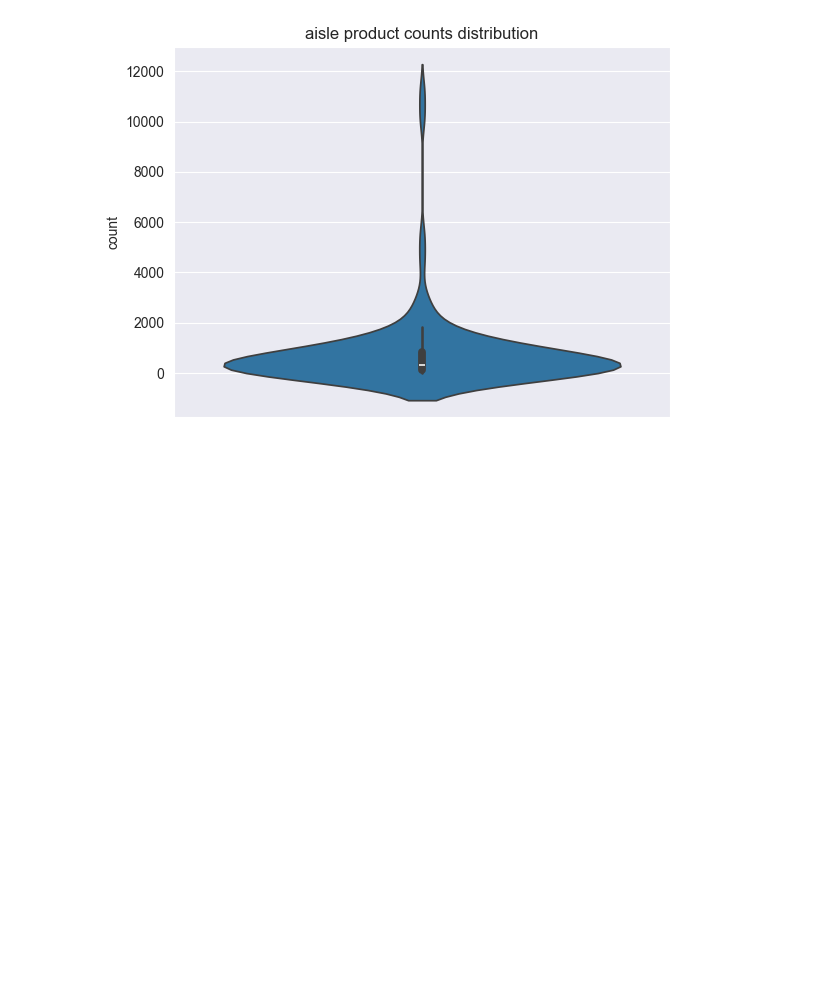
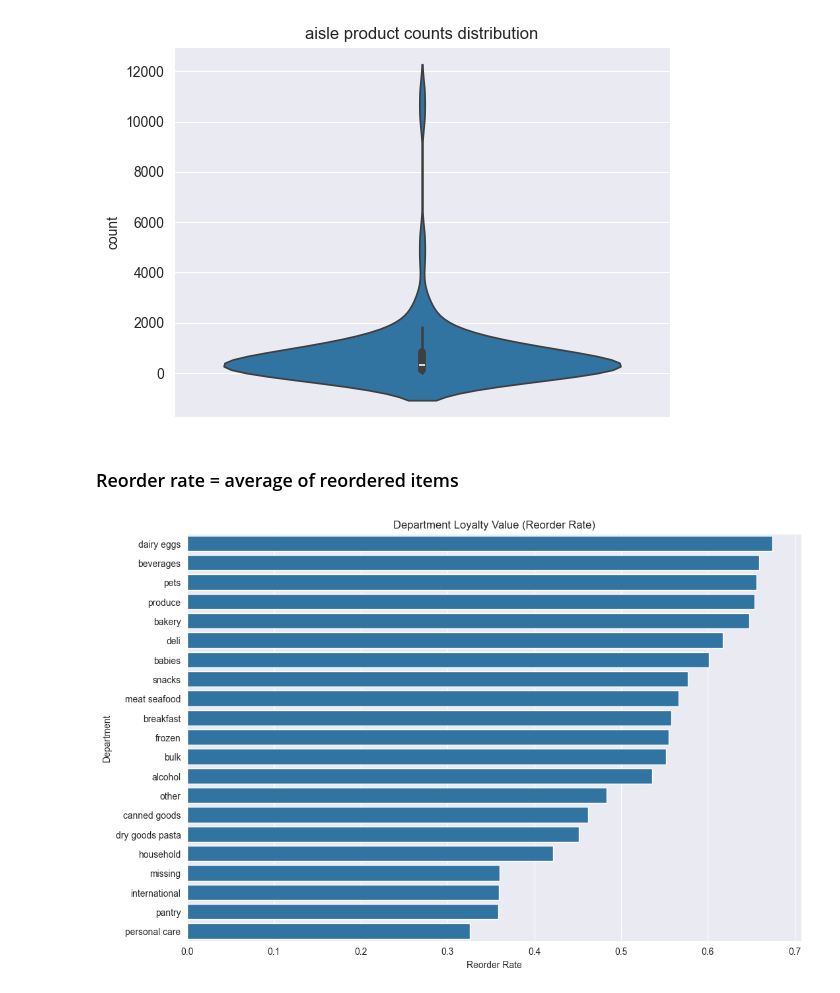
Before and after one commit to NathanLeDev/Data-Driven-Retail-Insights-for-Cost-Savings-Revenue-Growth, a Jupyter notebook: notebooks/02_EDA.ipynb, the cells around one changed output. Drawn from its saved outputs; the diff is of its cells as text; code cells hidden in the pictures; blank space fills up the shorter version.

Commit message:
Value and financial aspect focus

```diff
--- a/notebooks/02_EDA.ipynb
+++ b/notebooks/02_EDA.ipynb
@@ -222,3 +222,21 @@ plt.title("aisle product counts distribution")
 plt.show()
 # %% [output]
 [figure]
+# %% [markdown]
+### Reorder rate = average of reordered items
+# %%
+dept_reorder = (
+    df
+    .groupby('department')['reordered']
+    .mean()
+    .sort_values(ascending=False)
+)
+
+plt.figure(figsize=(12,8))
+sns.barplot(x=dept_reorder.values, y=dept_reorder.index)
+plt.title("Department Loyalty Value (Reorder Rate)")
+plt.xlabel("Reorder Rate")
+plt.ylabel("Department")
+plt.show()
+# %% [output]
+[figure, added]
```
Also changed, not shown: parts of 9 cells of this notebook.
